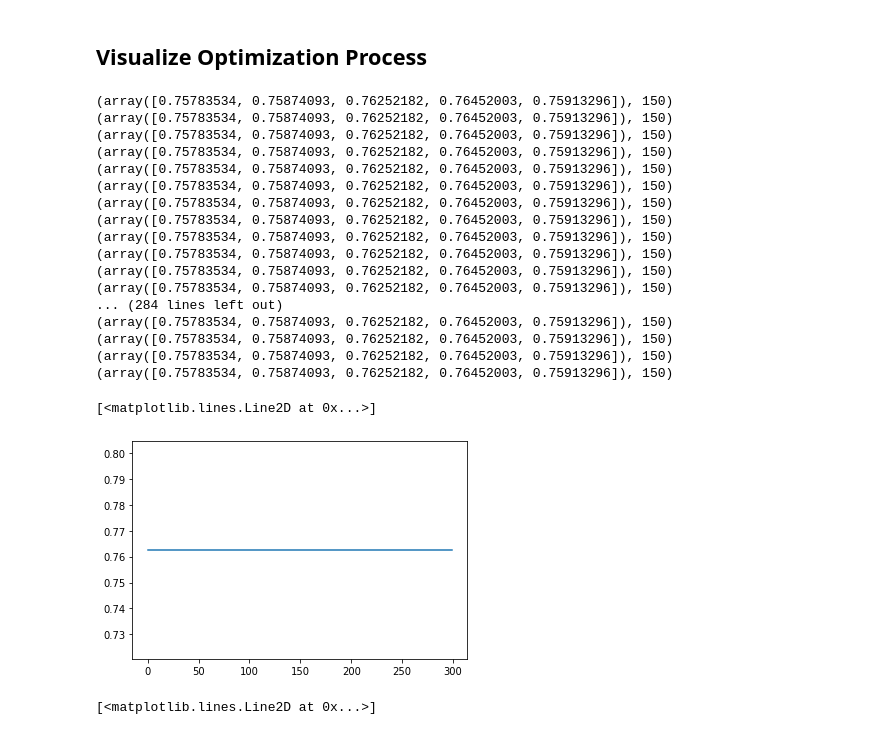
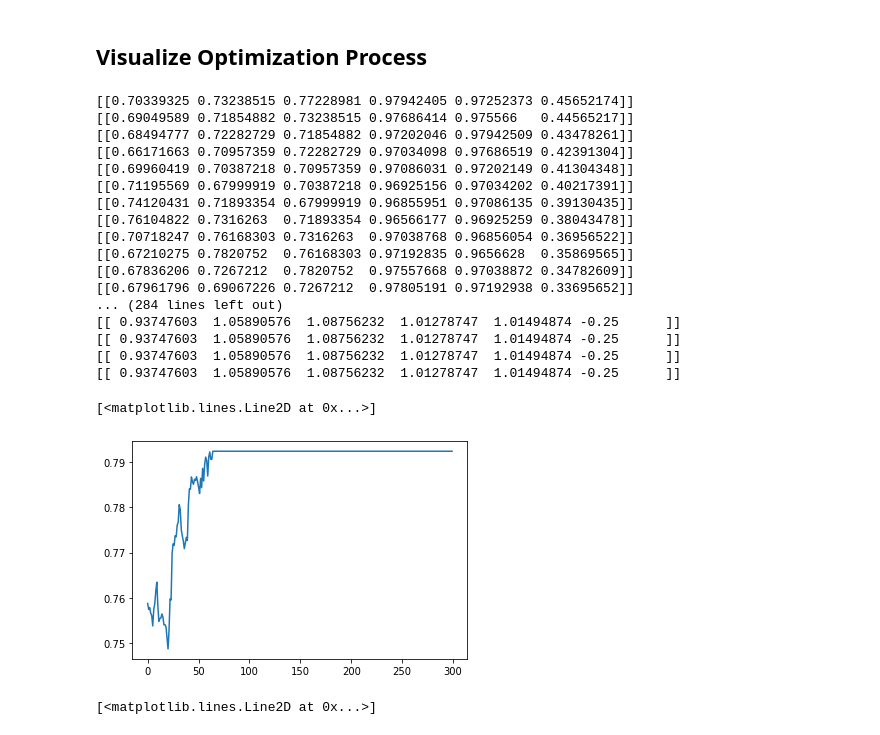
Before and after one commit to y2236li/Kiwi-Reasearch, a Jupyter notebook: 1D_Climber_all_in_one.ipynb, the cells around one changed output. Cells and saved outputs as stored; diff of their text form; code cells hidden in the pictures.

Commit message:
Increased the random walk period

```diff
--- a/1D_Climber_all_in_one.ipynb
+++ b/1D_Climber_all_in_one.ipynb
@@ -192,7 +192,8 @@ next_state_mem = {}
 terminal_mem = {}
 
 batch_size = one_game_steps * 2
-n_games = 33
+random_walk_period = one_game_steps * 10
+n_games = 40
 
 reward_his = []
 
@@ -204,11 +205,11 @@ for i in tqdm(range(n_games)):
   for step_ctr in range(one_game_steps):
 
   # predict action
-    if mem_ctr < batch_size:
+    if mem_ctr < random_walk_period:
       action = np.random.choice(step_options)
     else:
       # once random walk were done, the state in memory will be normalized
-      if mem_ctr == batch_size:
+      if mem_ctr == random_walk_period:
         scaler_state.fit(np.array(list(state_mem.values())))
         state_mem = dict(zip(*(range(mem_size), scaler_state.transform(np.array(list(state_mem.values()))))))
         cur_nor_state = scaler_state.transform([cur_state])[0]
@@ -235,7 +236,7 @@ for i in tqdm(range(n_games)):
 
 
     next_state, reward = step(cur_state, action)
-    if mem_ctr >= batch_size:
+    if mem_ctr >= random_walk_period:
       next_nor_state = scaler_state.transform([next_state])[0]
       writeMem(cur_nor_state, next_nor_state, action, reward, done)
     else:
@@ -279,33 +281,35 @@ accuracy_list[150]
 # %%
 prediction = []
 cur_state = init_state
 for step_ctr in range(one_game_steps):
-  action = step_options[np.argmax(q_model.predict(cur_state.reshape(1, 6)))]
-  print(stateDenormalized(scaler, cur_state))
+  action = step_options[np.argmax(q_model.predict(scaler_state.transform(cur_state.reshape(1, 6))))]
+  print(scaler_state.transform(cur_state.reshape(1, 6)))
+  # print(stateDenormalized(scaler, cur_state))
   next_state, reward = step(cur_state, action)
   prediction.append(reward)
   cur_state = next_state
 plt.plot(prediction)
+# prediction
 # %% [output]
-(array([0.75783534, 0.75874093, 0.76252182, 0.76452003, 0.75913296]), 150)
-(array([0.75783534, 0.75874093, 0.76252182, 0.76452003, 0.75913296]), 150)
-(array([0.75783534, 0.75874093, 0.76252182, 0.76452003, 0.75913296]), 150)
-(array([0.75783534, 0.75874093, 0.76252182, 0.76452003, 0.75913296]), 150)
-(array([0.75783534, 0.75874093, 0.76252182, 0.76452003, 0.75913296]), 150)
-(array([0.75783534, 0.75874093, 0.76252182, 0.76452003, 0.75913296]), 150)
-(array([0.75783534, 0.75874093, 0.76252182, 0.76452003, 0.75913296]), 150)
-(array([0.75783534, 0.75874093, 0.76252182, 0.76452003, 0.75913296]), 150)
-(array([0.75783534, 0.75874093, 0.76252182, 0.76452003, 0.75913296]), 150)
-(array([0.75783534, 0.75874093, 0.76252182, 0.76452003, 0.75913296]), 150)
-(array([0.75783534, 0.75874093, 0.76252182, 0.76452003, 0.75913296]), 150)
-(array([0.75783534, 0.75874093, 0.76252182, 0.76452003, 0.75913296]), 150)
+[[0.70339325 0.73238515 0.77228981 0.97942405 0.97252373 0.45652174]]
+[[0.69049589 0.71854882 0.73238515 0.97686414 0.975566   0.44565217]]
+[[0.68494777 0.72282729 0.71854882 0.97202046 0.97942509 0.43478261]]
+[[0.66171663 0.70957359 0.72282729 0.97034098 0.97686519 0.42391304]]
+[[0.69960419 0.70387218 0.70957359 0.97086031 0.97202149 0.41304348]]
+[[0.71195569 0.67999919 0.70387218 0.96925156 0.97034202 0.40217391]]
+[[0.74120431 0.71893354 0.67999919 0.96855951 0.97086135 0.39130435]]
+[[0.76104822 0.7316263  0.71893354 0.96566177 0.96925259 0.38043478]]
+[[0.70718247 0.76168303 0.7316263  0.97038768 0.96856054 0.36956522]]
+[[0.67210275 0.7820752  0.76168303 0.97192835 0.9656628  0.35869565]]
+[[0.67836206 0.7267212  0.7820752  0.97557668 0.97038872 0.34782609]]
+[[0.67961796 0.69067226 0.7267212  0.97805191 0.97192938 0.33695652]]
 ... (284 lines left out)
-(array([0.75783534, 0.75874093, 0.76252182, 0.76452003, 0.75913296]), 150)
-(array([0.75783534, 0.75874093, 0.76252182, 0.76452003, 0.75913296]), 150)
-(array([0.75783534, 0.75874093, 0.76252182, 0.76452003, 0.75913296]), 150)
-(array([0.75783534, 0.75874093, 0.76252182, 0.76452003, 0.75913296]), 150)
+[[ 0.93747603  1.05890576  1.08756232  1.01278747  1.01494874 -0.25      ]]
+[[ 0.93747603  1.05890576  1.08756232  1.01278747  1.01494874 -0.25      ]]
+[[ 0.93747603  1.05890576  1.08756232  1.01278747  1.01494874 -0.25      ]]
+[[ 0.93747603  1.05890576  1.08756232  1.01278747  1.01494874 -0.25      ]]
 [<matplotlib.lines.Line2D at 0x...>]
-[figure, old version]
+[figure, new version]
 # %%
 plt.plot(reward_his) # epoch = 20 trial 2
 # %% [output]
```
Also changed, not shown: parts of 3 cells of this notebook.
